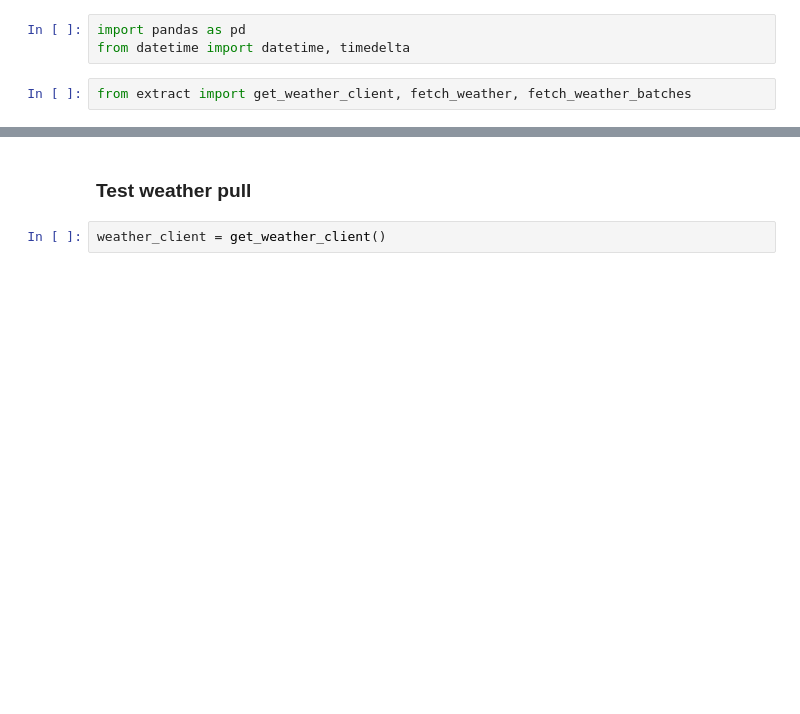
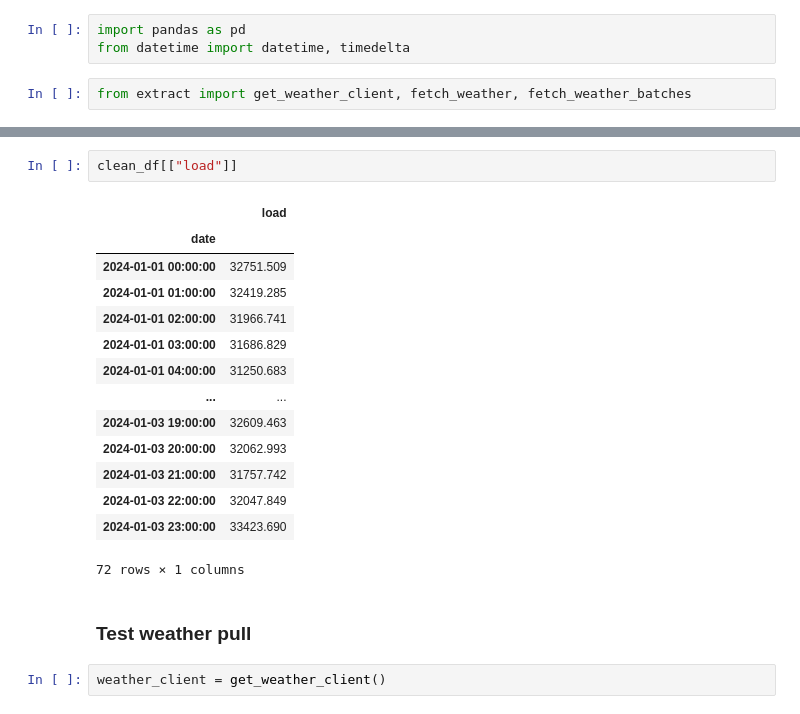
Before and after one commit to maxwellgriffith345/LoadForecast, a Jupyter notebook: notebooks/test.ipynb, the cells around one changed output, grey strips where cells are left out. Drawn from its saved outputs; the diff is of its cells as text; blank space fills up the shorter version.

```diff
--- a/notebooks/test.ipynb
+++ b/notebooks/test.ipynb
@@ -23,3 +48,20 @@ NameError: name 'get_load_client' is not defined
+# %%
+clean_df[["load"]]
+# %% [output]
+|  | load |
+| date |  |
+| 2024-01-01 00:00:00 | 32751.509 |
+| 2024-01-01 01:00:00 | 32419.285 |
+| 2024-01-01 02:00:00 | 31966.741 |
+| 2024-01-01 03:00:00 | 31686.829 |
+| 2024-01-01 04:00:00 | 31250.683 |
+| ... | ... |
+| 2024-01-03 19:00:00 | 32609.463 |
+| 2024-01-03 20:00:00 | 32062.993 |
+| 2024-01-03 21:00:00 | 31757.742 |
+| 2024-01-03 22:00:00 | 32047.849 |
+| 2024-01-03 23:00:00 | 33423.690 |
+72 rows × 1 columns
 # %% [markdown]
 ### Test weather pull
 # %%
```
Also changed, not shown: parts of 9 cells of this notebook, 1 other file.
